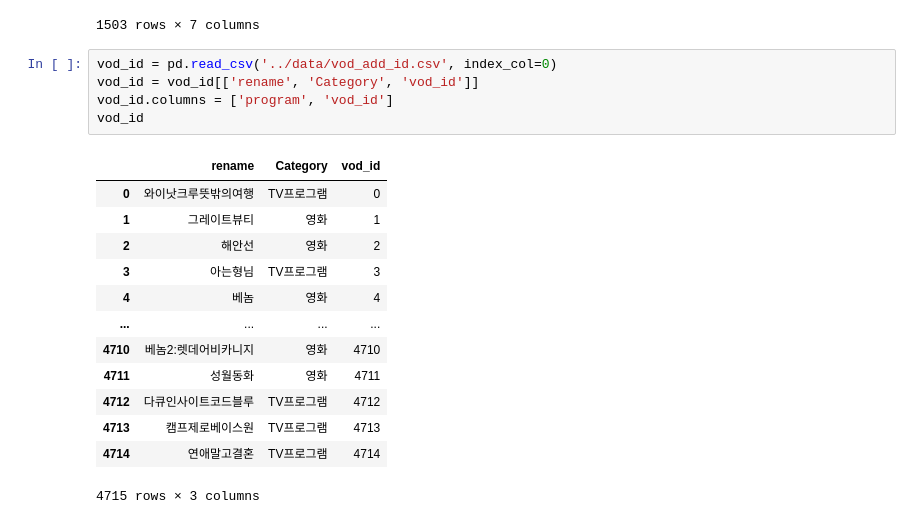
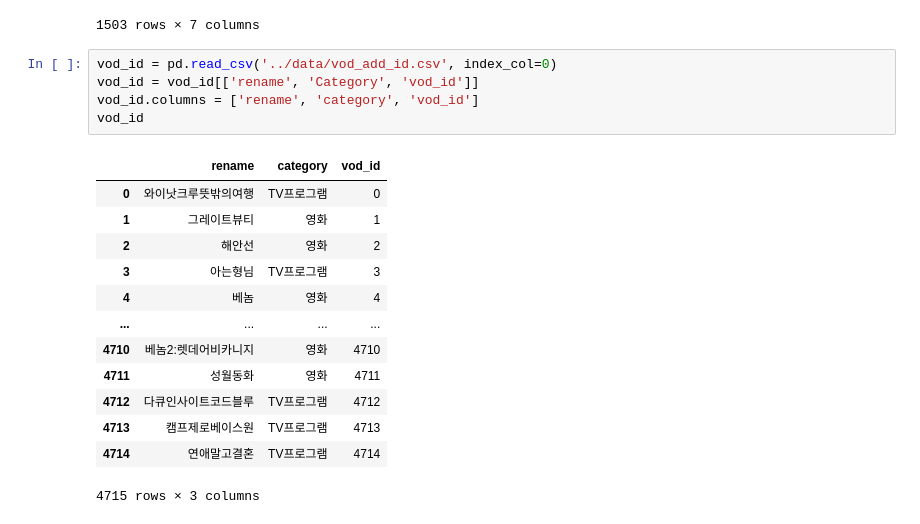
Before and after one commit to LGHV-team1/final-project, a Jupyter notebook: 모델/vod_modeling.ipynb, the cells around one changed output. Cells and saved outputs as stored; diff of their text form.

```diff
--- a/모델/vod_modeling.ipynb
+++ b/모델/vod_modeling.ipynb
@@ -23,10 +23,10 @@ vod
 # %%
 vod_id = pd.read_csv('../data/vod_add_id.csv', index_col=0)
 vod_id = vod_id[['rename', 'Category', 'vod_id']]
-vod_id.columns = ['program', 'vod_id']
+vod_id.columns = ['rename', 'category', 'vod_id']
 vod_id
 # %% [output]
-|  | rename | Category | vod_id |
+|  | rename | category | vod_id |
 | 0 | 와이낫크루뜻밖의여행 | TV프로그램 | 0 |
 | 1 | 그레이트뷰티 | 영화 | 1 |
 | 2 | 해안선 | 영화 | 2 |
```
Also changed, not shown: parts of 13 cells of this notebook, 2 other files.
